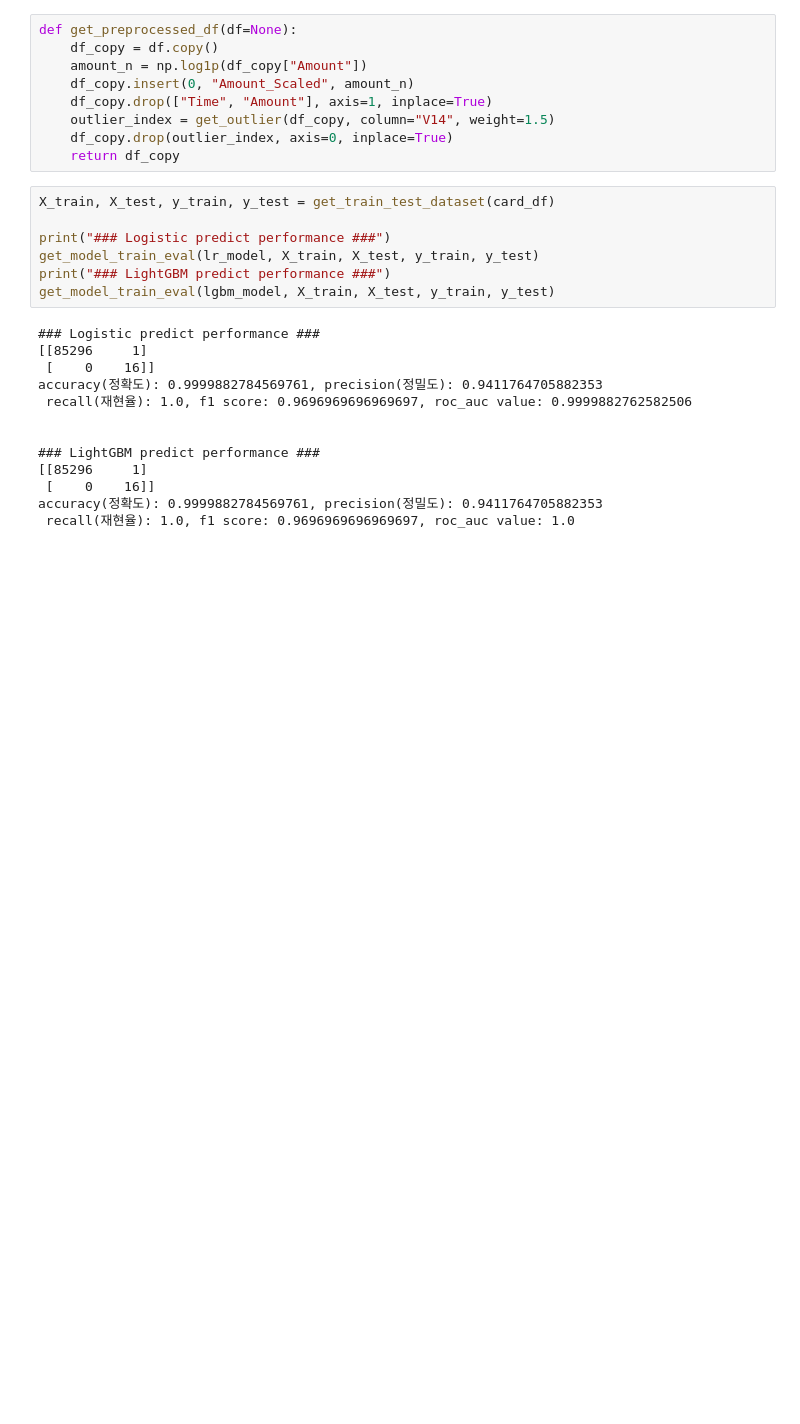
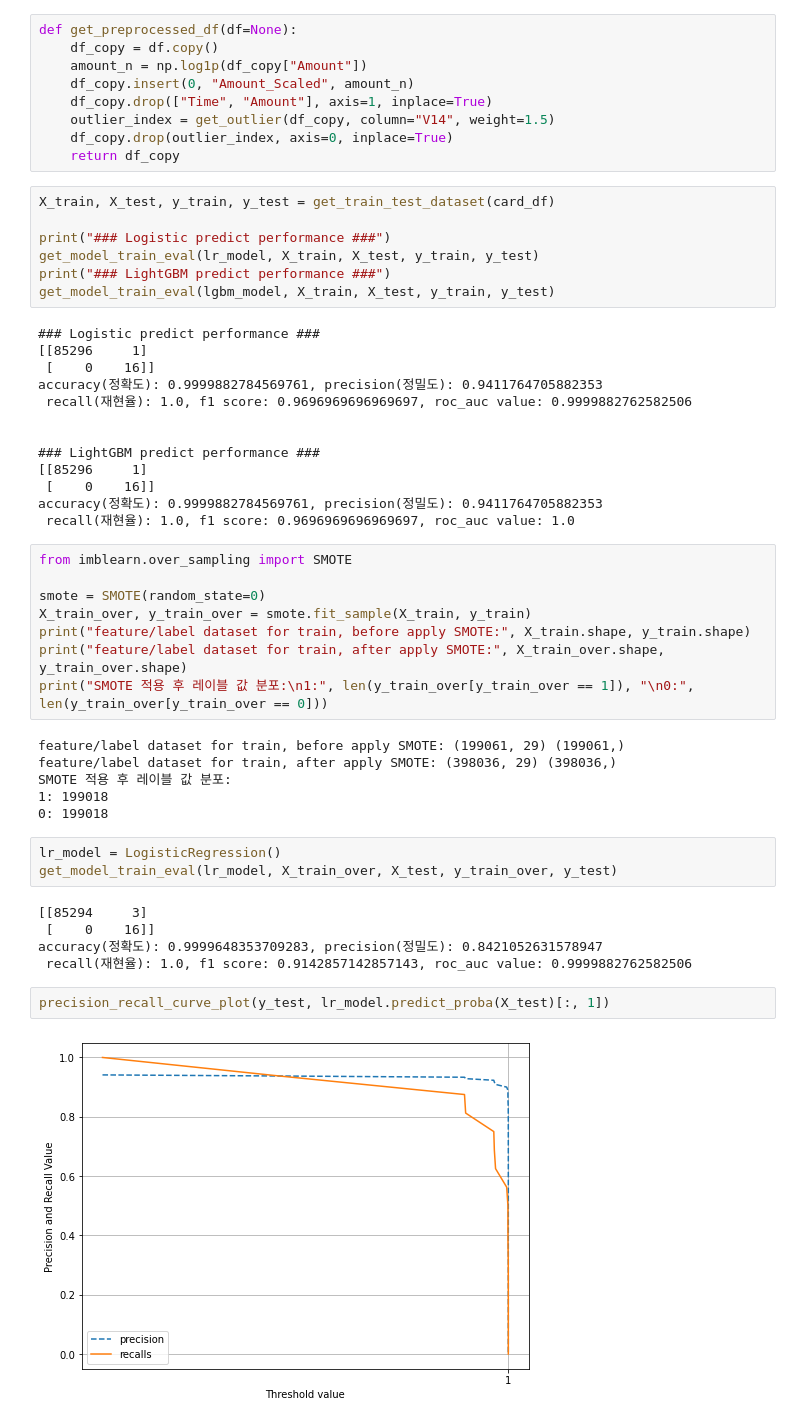
Before and after one commit to SimplePro/pythonMachineLearning, a Jupyter notebook: sklearn_tutorials/sklearn_tutorial.ipynb, the cells around one changed output. Cells and saved outputs as stored; diff of their text form; blank space fills up the shorter version.

```diff
--- a/sklearn_tutorials/sklearn_tutorial.ipynb
+++ b/sklearn_tutorials/sklearn_tutorial.ipynb
@@ -2362,3 +2362,29 @@ accuracy(정확도): 0.9999882784569761, precision(정밀도): 0.941176470588235
  [    0    16]]
 accuracy(정확도): 0.9999882784569761, precision(정밀도): 0.9411764705882353
  recall(재현율): 1.0, f1 score: 0.9696969696969697, roc_auc value: 1.0
+# %%
+from imblearn.over_sampling import SMOTE
+
+smote = SMOTE(random_state=0)
+X_train_over, y_train_over = smote.fit_sample(X_train, y_train)
+print("feature/label dataset for train, before apply SMOTE:", X_train.shape, y_train.shape)
+print("feature/label dataset for train, after apply SMOTE:", X_train_over.shape, y_train_over.shape)
+print("SMOTE 적용 후 레이블 값 분포:\n1:", len(y_train_over[y_train_over == 1]), "\n0:", len(y_train_over[y_train_over == 0]))
+# %% [output]
+feature/label dataset for train, before apply SMOTE: (199061, 29) (199061,)
+feature/label dataset for train, after apply SMOTE: (398036, 29) (398036,)
+SMOTE 적용 후 레이블 값 분포:
+1: 199018
+0: 199018
+# %%
+lr_model = LogisticRegression()
+get_model_train_eval(lr_model, X_train_over, X_test, y_train_over, y_test)
+# %% [output]
+[[85294     3]
+ [    0    16]]
+accuracy(정확도): 0.9999648353709283, precision(정밀도): 0.8421052631578947
+ recall(재현율): 1.0, f1 score: 0.9142857142857143, roc_auc value: 0.9999882762582506
+# %%
+precision_recall_curve_plot(y_test, lr_model.predict_proba(X_test)[:, 1])
+# %% [output]
+[figure, added]
```
Also changed, not shown: parts of 3 cells of this notebook.
